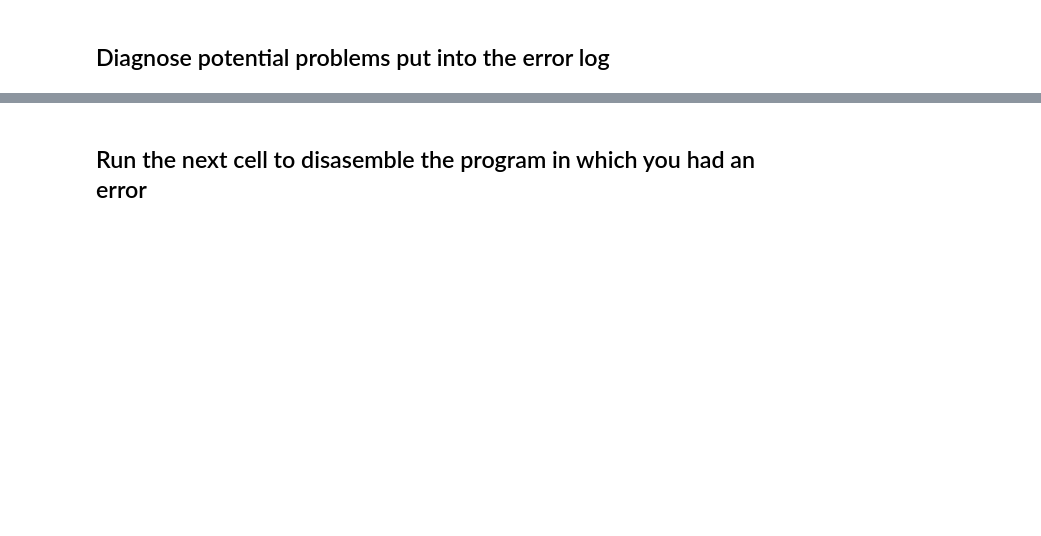
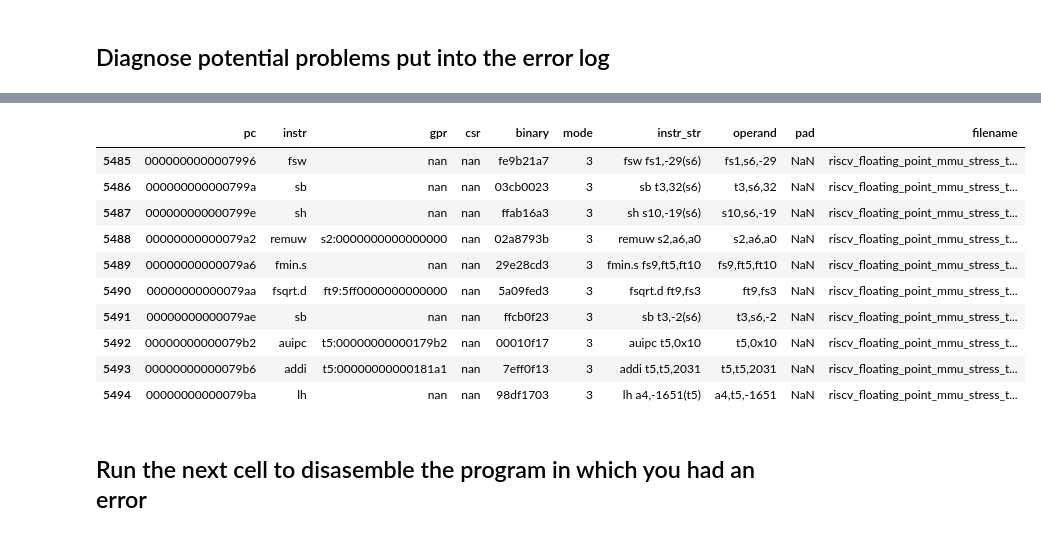
Before and after one commit to TheSaltyLiquorice/MasterThesisNoelV, a Jupyter notebook: scripts/Parse script.ipynb, the cells around one changed output, grey strips where cells are left out. Drawn from its saved outputs; the diff is of its cells as text; code cells hidden in the pictures; blank space fills up the shorter version.

```diff
--- a/scripts/Parse script.ipynb
+++ b/scripts/Parse script.ipynb
@@ -64,10 +64,11 @@ settings = {
                     #"instr_str" : re.compile("\w*\s\w*,\s\w*,\s-?\w*(?=\s*W)|\w*(?=\s*W)|\w*\s\w*,\s\w*(?=\s*W)"), #ugly
                     "instr_str" : re.compile("(?<!\])(?<=\)\s)[a-z0-9.,\- ()]*(?=\s*W)"),
                     # "gpr" : re.compile("(?<=([a-z]{2}\s))\w{2,3}(?=,)"),
-                    "gpr" : re.compile("(?<=\[)[a-z0-9]*\s*=0x[0-9a-fA-F]{16}(?=\]\[\d\]\sWF?)"),
+                    "gpr" : re.compile("(?<=\[)[a-z0-9]*\s*=0x[0-9a-fA-FX]{16}(?=\]\[\d\]\sWF?)"),
                     #"op1" : re.compile("(?<=,\s)\w{1,8}((?=,)|(?=\s*W))|0\(\w{2,3}\)"),
                     # "op2" : re.compile("(\w*,\s\w*,\s-?\w*)"), #use split to get op2, don't have a nicer regex atm
                     "isFloat":re.compile("^f(?!ence)"),
+                    "isFloatReg":re.compile("^f[sta]\d{1,2}"),
                     "csr" : re.compile("(?<=\[)[a-z0-9]*\s*=0x[0-9a-fA-F]{16}(?=\]\[\d\] IPC)"),
                     "FPU_id":re.compile("(?<=# FPU 0x)[0-9a-fA-F]{2}"),
                     "FPU_val":re.compile("(?<=# FPU 0x[0-9a-fA-F]{2} ).*"),
@@ -206,26 +207,23 @@ def parse_rtl(filenames):
 
         transcript = f.readlines()
         f.close()
-
         pc,binary,instr_str,gpr,csr,mode,exception,valid = [],[],[],[],[],[],[],[]
         for ln_idx,line in tqdm(enumerate(transcript)):
             if(re.search(settings["parse_rtl"]["reg_ex"]["lookup"],line)): #check that line conforms to format then extract information
                 pc.append(re.search(settings['parse_rtl']['reg_ex']["pc"], line).group(0))
                 binary.append(re.search(settings['parse_rtl']['reg_ex']["binary"], line).group(0))
-                instr_tmp = re.search(settings['parse_rtl']['reg_ex']["instr_str"], line)
-                if(instr_tmp):
-                    instr_str.append(instr_tmp.group(0).strip(" "))
-                else:
-                    print(line)
-                    break
+                instr_tmp = re.search(settings['parse_rtl']['reg_ex']["instr_str"], line).group(0).strip(" ")
+                instr_str.append(instr_tmp)
                 csr.append(re.search(settings['parse_rtl']['reg_ex']["csr"],line).group(0).replace(' ','').replace("=0x",":"))
                 mode.append(re.search(settings['parse_rtl']['reg_ex']["mode"],line).group(0))
                 exception.append(re.search(settings['parse_rtl']['reg_ex']["exception"],line).group(0))
                 valid.append(re.search(settings['parse_rtl']['reg_ex']['valid'], line).group(0))
 
                 gpr_tmp = re.search(settings['parse_rtl']['reg_ex']["gpr"], line).group(0).replace(" ","").replace("=0x",":")
-                if(bool(re.search(settings['parse_rtl']['reg_ex']['isFloat'], instr_tmp.group(0)))):
-                    bound = ln_idx+20 if ln_idx + 20 < len(transcript) else len(transcript)
+                if(bool(re.search(settings['parse_rtl']['reg_ex']['isFloat'], instr_tmp) and \
+                    bool(re.search(settings['parse_rtl']['reg_ex']['isFloatReg'],gpr_tmp)))\
+                ):
+                    bound = ln_idx+100 if ln_idx + 100 < len(transcript) else len(transcript)
                     for fpu_line in transcript[ln_idx:bound]:
                         if(bool(re.search(settings['parse_rtl']['reg_ex']['FPU_id'],fpu_line))):
                             if((gpr_tmp[-2:] == re.search(settings['parse_rtl']['reg_ex']['FPU_id'],fpu_line).group(0)) and (gpr_tmp.split(':')[0].find('f') >= 0)):
@@ -251,5 +249,6 @@ def parse_rtl(filenames):
         rtl_log['valid'] = rtl_log['valid'].astype('int32') #not true when we have an exception (ecall for instance)
         rtl_log = rtl_log[~((rtl_log['instr'] == "addi") & (rtl_log.shift(1)['instr'] == "mret") & (rtl_log['valid'] == 0))].reset_index(drop=True) #deal with gaislers addi injection after mret, this removes all of those lines
         rtl_log['filename'] = filename.rstrip(".rtl.log")
+        rtl_log = rtl_log[~((rtl_log['instr'] == "unknown") & (rtl_log['valid'] == 0) & (rtl_log.shift(1)['valid'] == 0))].reset_index(drop=True)
         rtl_data_frames.append(rtl_log)
     return rtl_data_frames
@@ -260,14 +273,14 @@ def convert_sim_log_to_dataframe(filenames):
     #expected .rtl.log extension
     sim_data_frames = []
     for file in filenames:
-        print('Converting {} to csv'.format(file))
+        print('Converting {} to csv'.format(file.rstrip('rtl.log')+'.log'))
         log = settings['gen_csv']['paths']['log']+file.rstrip('.rtl.log')+'.log'
         csv = settings['gen_csv']['paths']['log']+file.rstrip('.rtl.log')+".csv"
         process = Popen(settings['gen_csv']['process']+log+ " --csv "+csv, shell=True, stdout=PIPE, stderr=PIPE)
         stdout, stderr = process.communicate()
         error = stderr.decode('ascii')
         find_error(settings['gen_csv']['errors'], error)
-        sim_log = pd.read_csv(csv)
+        time.sleep(1) #try this to make sure that the csv file has time to be closed before being read        sim_log = pd.read_csv(csv)
         sim_log['mode'] = sim_log['mode'].astype('Int64')
         sim_log['gpr'] = sim_log['gpr'].astype('str')
         sim_log['csr'] = sim_log['csr'].astype('str')
@@ -377,7 +627,7 @@ compare_traces(rtl_dataframes,sim_dataframes)
 # %%
 #What are the errors?
 errors = pd.read_csv(riscv_dv+'error_log.csv')
-num = 11 #specify row of csv to display errors
+num = 12-2 #specify row of csv to display errors
 test = errors[num:num+1]
 name = [test.Test.values[0]+'.rtl.log']
 rtl_log = parse_rtl(name)
@@ -385,8 +635,8 @@ sim_log = convert_sim_log_to_dataframe(name)
 rtl_log,sim_log,_ = truncate_logs(rtl_log[0],sim_log[0],False)
 if(not test['GPR Pass'].bool()):
     print("GPR issue")
-    print(np.unique(rtl_log[(rtl_log.gpr != sim_log.gpr) & (sim_log.gpr != 'nan')].gpr))
-    print(np.unique(sim_log[(rtl_log.gpr != sim_log.gpr) & (sim_log.gpr != 'nan')].gpr))
+    print(np.unique(rtl_log[(rtl_log.gpr != sim_log.gpr) & (sim_log.gpr != 'nan') & ~((sim_log.gpr != 'nan') & (sim_log.operand.str.find('pmpaddr') >= 0) & (sim_log.instr.str.find('csr') >= 0))].gpr))
+    print(np.unique(sim_log[(rtl_log.gpr != sim_log.gpr) & (sim_log.gpr != 'nan') & ~((sim_log.gpr != 'nan') & (sim_log.operand.str.find('pmpaddr') >= 0) & (sim_log.instr.str.find('csr') >= 0))].gpr))
 if(not test['CSR Pass'].bool()):
     print("CSR issue")
     print(rtl_log[(rtl_log.csr != sim_log.csr) & (sim_log.csr != 'nan') & (rtl_log.csr != 'ustatus:0000000000000000')].csr)
@@ -402,3 +663,17 @@ if(not test['PC Pass'].bool()):
+# %%
+sim_log[5485:5495]
+# %% [output]
+|  | pc | instr | gpr | csr | binary | mode | instr_str | operand | pad | filename |
+| 5485 | 0000000000007996 | fsw | nan | nan | fe9b21a7 | 3 | fsw fs1,-29(s6) | fs1,s6,-29 | NaN | riscv_floating_point_mmu_stress_t... |
+| 5486 | 000000000000799a | sb | nan | nan | 03cb0023 | 3 | sb t3,32(s6) | t3,s6,32 | NaN | riscv_floating_point_mmu_stress_t... |
+| 5487 | 000000000000799e | sh | nan | nan | ffab16a3 | 3 | sh s10,-19(s6) | s10,s6,-19 | NaN | riscv_floating_point_mmu_stress_t... |
+| 5488 | 00000000000079a2 | remuw | s2:0000000000000000 | nan | 02a8793b | 3 | remuw s2,a6,a0 | s2,a6,a0 | NaN | riscv_floating_point_mmu_stress_t... |
+| 5489 | 00000000000079a6 | fmin.s | nan | nan | 29e28cd3 | 3 | fmin.s fs9,ft5,ft10 | fs9,ft5,ft10 | NaN | riscv_floating_point_mmu_stress_t... |
+| 5490 | 00000000000079aa | fsqrt.d | ft9:5ff0000000000000 | nan | 5a09fed3 | 3 | fsqrt.d ft9,fs3 | ft9,fs3 | NaN | riscv_floating_point_mmu_stress_t... |
+| 5491 | 00000000000079ae | sb | nan | nan | ffcb0f23 | 3 | sb t3,-2(s6) | t3,s6,-2 | NaN | riscv_floating_point_mmu_stress_t... |
+| 5492 | 00000000000079b2 | auipc | t5:00000000000179b2 | nan | 00010f17 | 3 | auipc t5,0x10 | t5,0x10 | NaN | riscv_floating_point_mmu_stress_t... |
+| 5493 | 00000000000079b6 | addi | t5:00000000000181a1 | nan | 7eff0f13 | 3 | addi t5,t5,2031 | t5,t5,2031 | NaN | riscv_floating_point_mmu_stress_t... |
+| 5494 | 00000000000079ba | lh | nan | nan | 98df1703 | 3 | lh a4,-1651(t5) | a4,t5,-1651 | NaN | riscv_floating_point_mmu_stress_t... |
 # %% [markdown]
 ## Run the next cell to disasemble the program in which you had an error
 # %%
```
Also changed, not shown: parts of 8 cells of this notebook, 2 other files.
